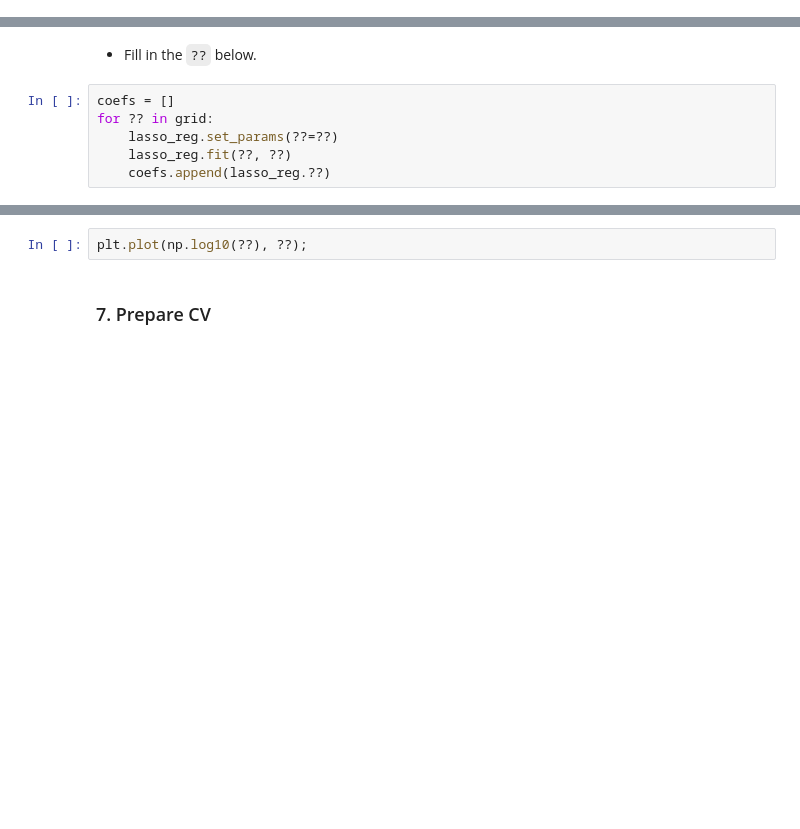
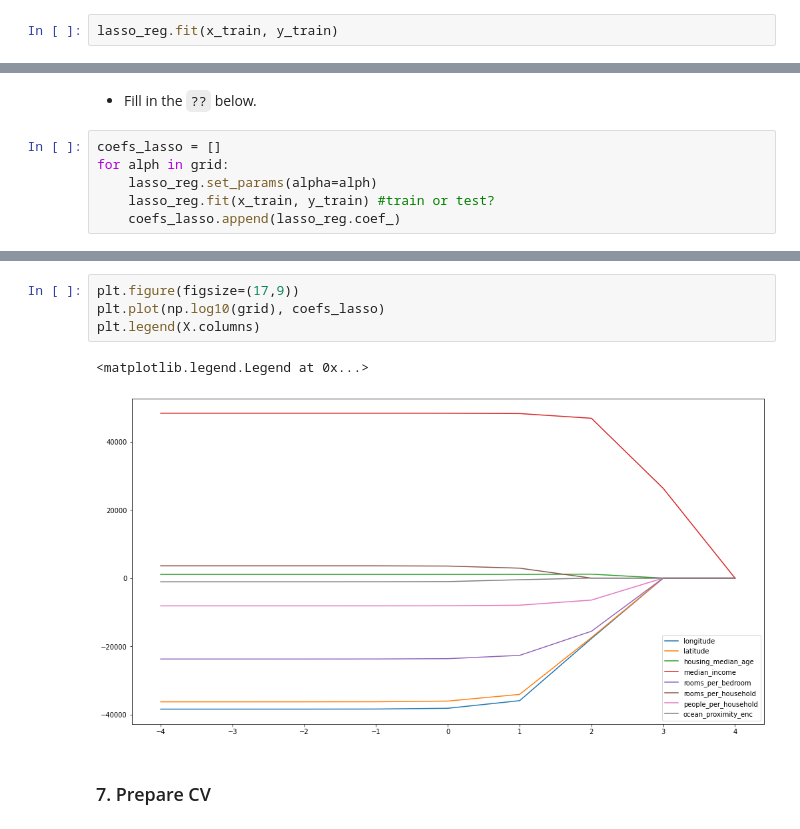
Before and after one commit to victorsamueldaniel/ML, a Jupyter notebook: week_5/Exercise_04.ipynb, the cells around one changed output, grey strips where cells are left out. Saved outputs shown, nothing was run; the diff lists cells and outputs as text; blank space fills up the shorter version.

```diff
--- a/week_5/Exercise_04.ipynb
+++ b/week_5/Exercise_04.ipynb
@@ -137,3 +159,5 @@ plt.plot(np.log10(??), ??);
 ### 5. Fit Lasso regression
 # %% [markdown]
 * Fit the lasso regression on the training data previously created.
+# %%
+lasso_reg.fit(x_train, y_train)
@@ -146,8 +207,8 @@ As above, we want to plot the coefficients of the lasso regression for different
 # %% [markdown]
 * Fill in the `??` below.
 # %%
-coefs = []
-for ?? in grid:
-    lasso_reg.set_params(??=??)
-    lasso_reg.fit(??, ??)
-    coefs.append(lasso_reg.??)
+coefs_lasso = []
+for alph in grid:
+    lasso_reg.set_params(alpha=alph)
+    lasso_reg.fit(x_train, y_train) #train or test?
+    coefs_lasso.append(lasso_reg.coef_)
@@ -154,5 +233,10 @@ for ?? in grid:
-# %%
-plt.plot(np.log10(??), ??);
+# %%
+plt.figure(figsize=(17,9))
+plt.plot(np.log10(grid), coefs_lasso)
+plt.legend(X.columns)
+# %% [output]
+<matplotlib.legend.Legend at 0x...>
+[figure, added]
 # %% [markdown]
 ### 7. Prepare CV
 # %% [markdown]
```
Also changed, not shown: parts of 24 cells of this notebook, 1 other file.
